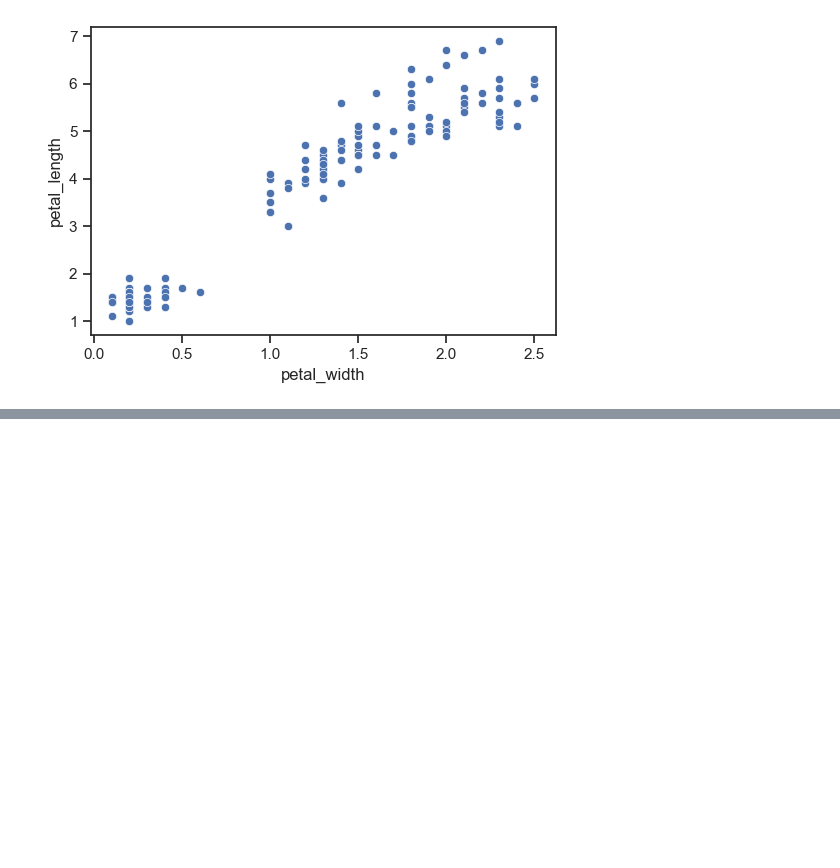
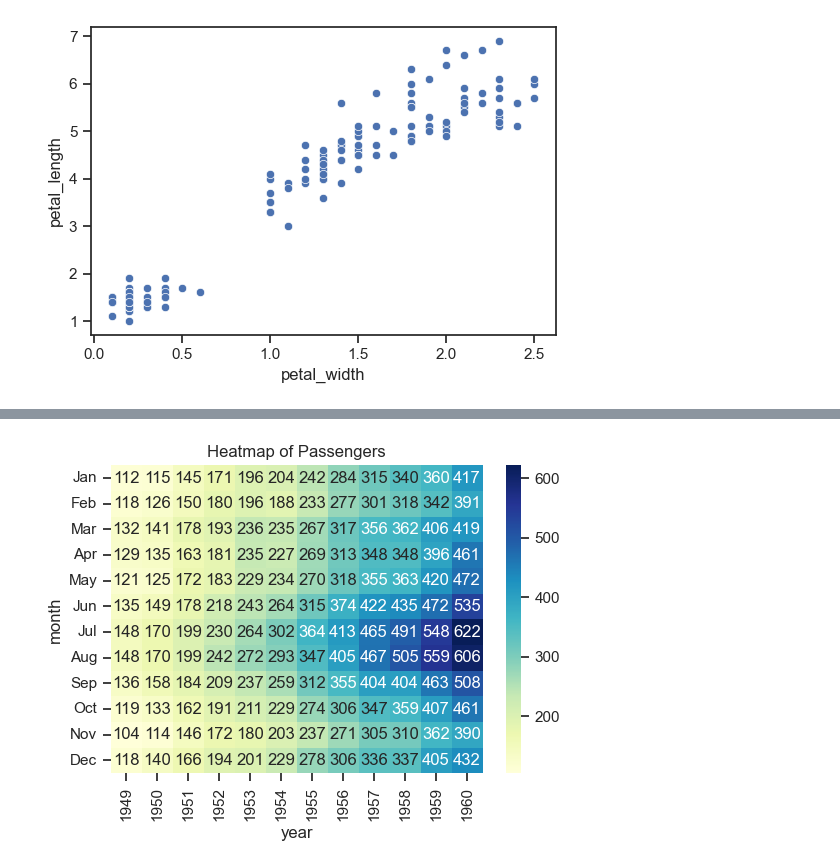
Before and after one commit to IndoKris/Data-Science, a Jupyter notebook: Seaborn/Basic Plot Types.ipynb, the cells around one changed output, grey strips where cells are left out. Saved outputs shown, nothing was run; the diff lists cells and outputs as text; code cells hidden in the pictures; blank space fills up the shorter version.

```diff
--- a/Seaborn/Basic Plot Types.ipynb
+++ b/Seaborn/Basic Plot Types.ipynb
@@ -118,0 +127,9 @@ sns.barplot(x='sepal_width',y='sepal_length', data=flower)
+# %%
+# 5.Heatmap (Correlation Matrix)
+flights = sns.load_dataset('flights')
+pivot_table = flights.pivot(index="month",columns= "year",values= "passengers")
+sns.heatmap(pivot_table, annot=True, fmt="d", cmap="YlGnBu")
+plt.title('Heatmap of Passengers')
+plt.show()
+# %% [output]
+[figure, added]
```
Also changed, not shown: parts of 4 cells of this notebook.
